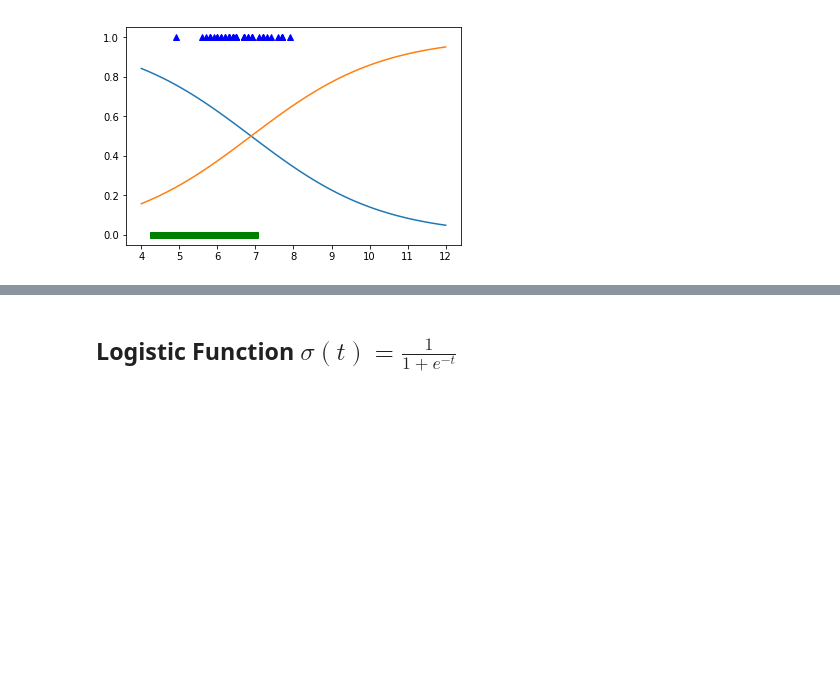
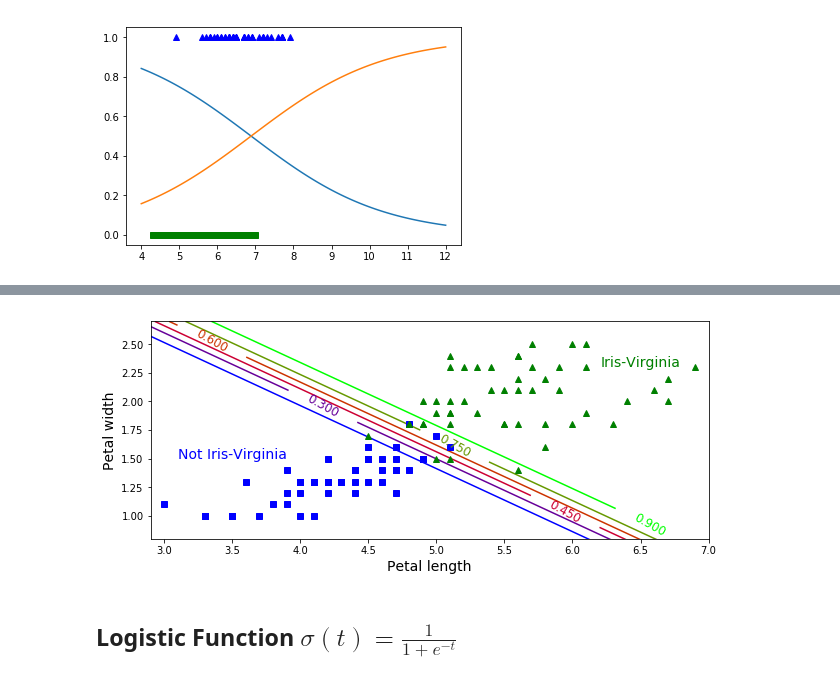
Before and after one commit to ch00226855/CMP464-788-Spring2019, a Jupyter notebook: Week7_LogisticRegression.ipynb, the cells around one changed output, grey strips where cells are left out. Cells and saved outputs as stored; diff of their text form; code cells hidden in the pictures; blank space fills up the shorter version.

```diff
--- a/Week7_LogisticRegression.ipynb
+++ b/Week7_LogisticRegression.ipynb
@@ -307,3 +320,33 @@ NameError: name 'iris_df' is not defined
+# %%
+# A more refined figure
+plt.figure(figsize=(10, 4))
+plt.plot(X[y==0].iloc[:, 0],
+         X[y==0].iloc[:, 1],
+         'bs',
+         label='Not Iris-Virginica')
+plt.plot(X[y==1].iloc[:, 0],
+         X[y==1].iloc[:, 1],
+         'g^',
+         label='Iris-Virginica')
+
+contour = plt.contour(x0, x1, y_plot, cmap=plt.cm.brg)
+
+left_right = np.array([2.9, 7])
+boundary = -(model2.coef_[0][0] * left_right + model2.intercept_
+             / model2.coef_[0][1])
+
+plt.clabel(contour, inline=1, fontsize=12)
+plt.plot(left_right, boundary, 'k--', linewidth=3)
+plt.text(3.5, 1.5, "Not Iris-Virginia", fontsize=14, color="b",
+         ha="center")
+plt.text(6.5, 2.3, "Iris-Virginia", fontsize=14, color="g",
+         ha="center")
+plt.xlabel("Petal length", fontsize=14)
+plt.ylabel("Petal width", fontsize=14)
+plt.axis([2.9, 7, 0.8, 2.7])
+plt.show()
+# %% [output]
+[figure, added]
 # %% [markdown]
 ## Logistic Function $\sigma(t) = \frac{1}{1+e^{-t}}$
 # %% [markdown]
```
Also changed, not shown: parts of 9 cells of this notebook.
